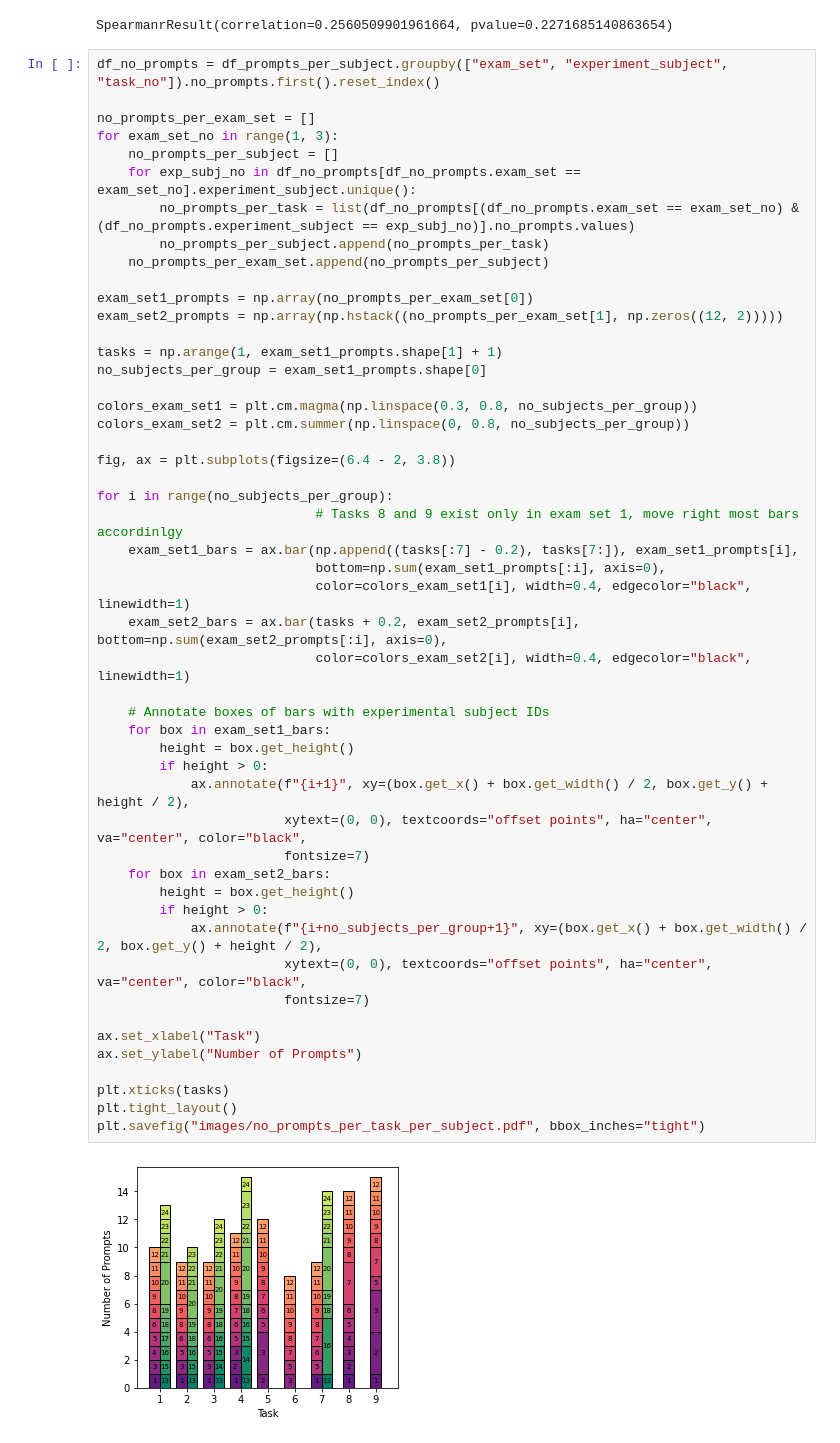
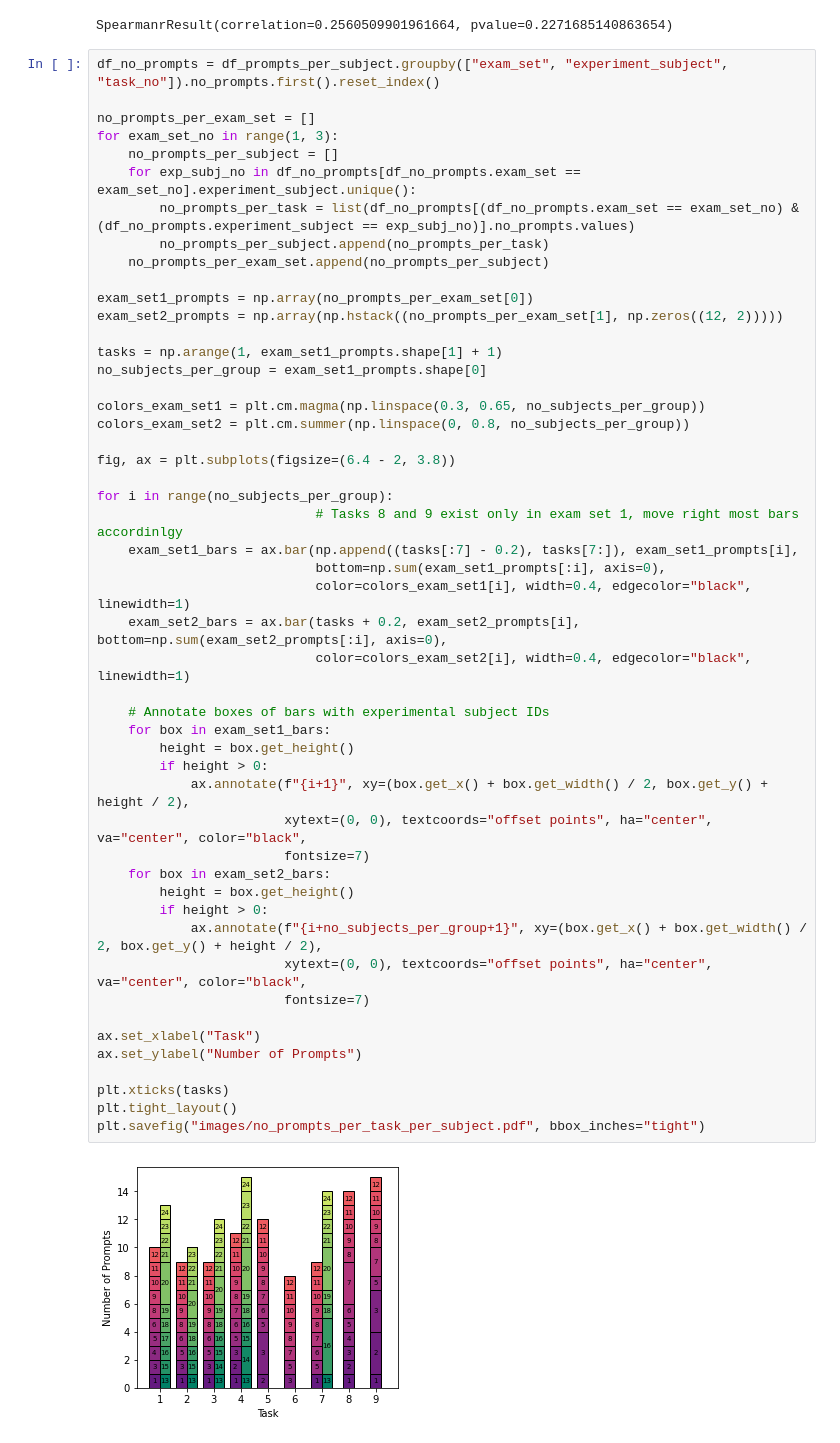
Before and after one commit to HelgeCPH/local_llm_experiment_setup, a Jupyter notebook: Analysis.ipynb, the cells around one changed output. Cells and saved outputs as stored; diff of their text form.

```diff
--- a/Analysis.ipynb
+++ b/Analysis.ipynb
@@ -664,38 +672,38 @@ exam_set2_prompts = np.array(np.hstack((no_prompts_per_exam_set[1], np.zeros((12
 tasks = np.arange(1, exam_set1_prompts.shape[1] + 1)
 no_subjects_per_group = exam_set1_prompts.shape[0]
 
-colors_exam_set1 = plt.cm.magma(np.linspace(0.3, 0.8, no_subjects_per_group))
+colors_exam_set1 = plt.cm.magma(np.linspace(0.3, 0.65, no_subjects_per_group))
 colors_exam_set2 = plt.cm.summer(np.linspace(0, 0.8, no_subjects_per_group))
 
 fig, ax = plt.subplots(figsize=(6.4 - 2, 3.8))
 
 for i in range(no_subjects_per_group):
                             # Tasks 8 and 9 exist only in exam set 1, move right most bars accordinlgy
     exam_set1_bars = ax.bar(np.append((tasks[:7] - 0.2), tasks[7:]), exam_set1_prompts[i],
                             bottom=np.sum(exam_set1_prompts[:i], axis=0),
                             color=colors_exam_set1[i], width=0.4, edgecolor="black", linewidth=1)
     exam_set2_bars = ax.bar(tasks + 0.2, exam_set2_prompts[i], bottom=np.sum(exam_set2_prompts[:i], axis=0),
                             color=colors_exam_set2[i], width=0.4, edgecolor="black", linewidth=1)
 
     # Annotate boxes of bars with experimental subject IDs
     for box in exam_set1_bars:
         height = box.get_height()
         if height > 0:
             ax.annotate(f"{i+1}", xy=(box.get_x() + box.get_width() / 2, box.get_y() + height / 2),
                         xytext=(0, 0), textcoords="offset points", ha="center", va="center", color="black",
                         fontsize=7)
     for box in exam_set2_bars:
         height = box.get_height()
         if height > 0:
             ax.annotate(f"{i+no_subjects_per_group+1}", xy=(box.get_x() + box.get_width() / 2, box.get_y() + height / 2),
                         xytext=(0, 0), textcoords="offset points", ha="center", va="center", color="black",
                         fontsize=7)
 
 ax.set_xlabel("Task")
 ax.set_ylabel("Number of Prompts")
 
 plt.xticks(tasks)
 plt.tight_layout()
 plt.savefig("images/no_prompts_per_task_per_subject.pdf", bbox_inches="tight")
 # %% [output]
-[figure, old version]
+[figure, new version]
```
Also changed, not shown: parts of 10 cells of this notebook.
